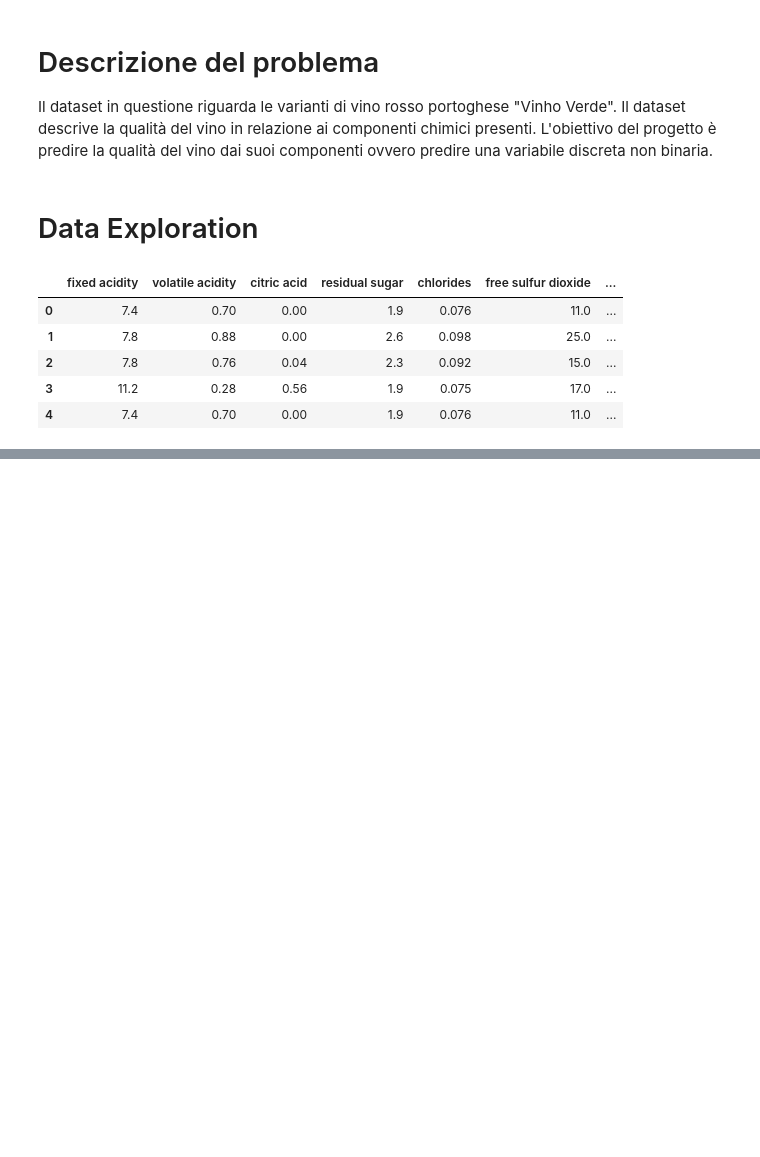
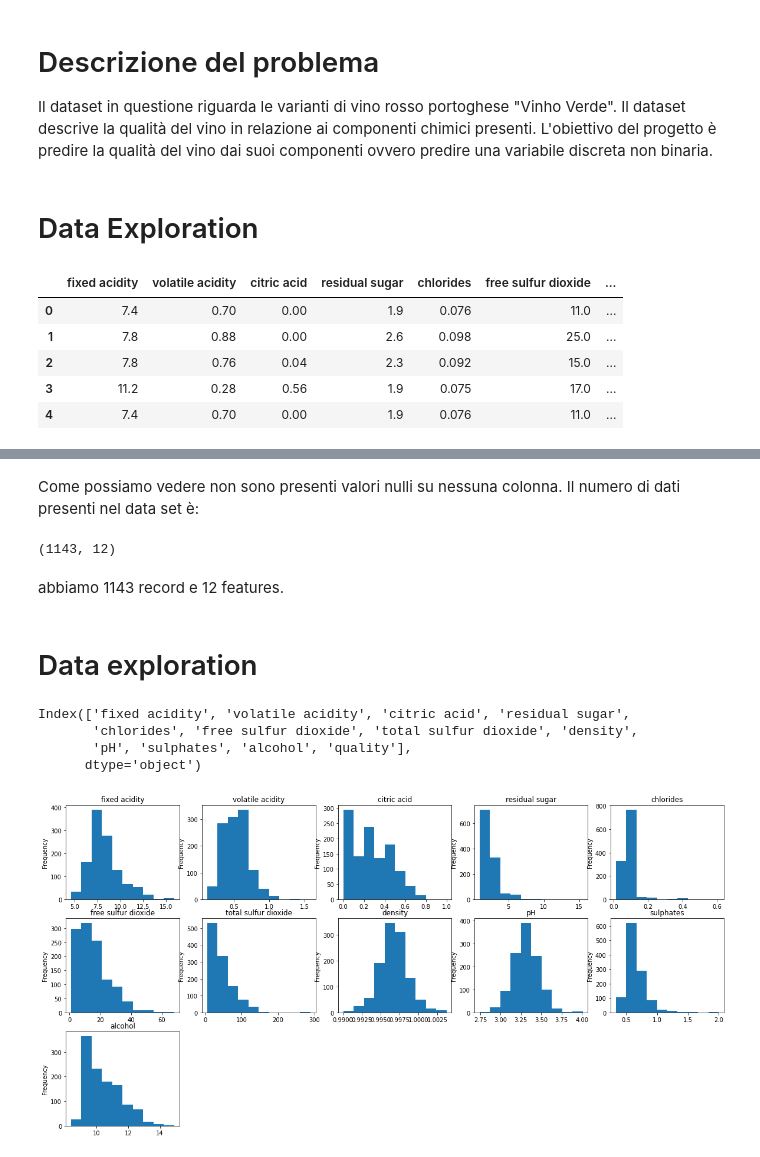
Before and after one commit to RyanPerrina/wine_classification, a Jupyter notebook: wine_classification.ipynb, the cells around one changed output, grey strips where cells are left out. Cells and saved outputs as stored; diff of their text form; code cells hidden in the pictures; blank space fills up the shorter version.

```diff
--- a/wine_classification.ipynb
+++ b/wine_classification.ipynb
@@ -31,0 +82,23 @@ Le features rappresentate:
+# %% [markdown]
+Come possiamo vedere non sono presenti valori nulli su nessuna colonna. Il numero di dati presenti nel data set è:
+# %%
+data.shape
+# %% [output]
+(1143, 12)
+# %% [markdown]
+abbiamo 1143 record e 12 features.
+# %% [markdown]
+# Data exploration
+# %%
+data.columns
+# %% [output]
+Index(['fixed acidity', 'volatile acidity', 'citric acid', 'residual sugar',
+       'chlorides', 'free sulfur dioxide', 'total sulfur dioxide', 'density',
+       'pH', 'sulphates', 'alcohol', 'quality'],
+      dtype='object')
+# %%
+plt.figure(figsize=(20,10))
+for i,col in enumerate(data.columns[:-1],start=1):
+  data[col].plot.hist(ax=plt.subplot(3,5,i),title=col)
+# %% [output]
+[figure, added]
```
Also changed, not shown: parts of 9 cells of this notebook.
